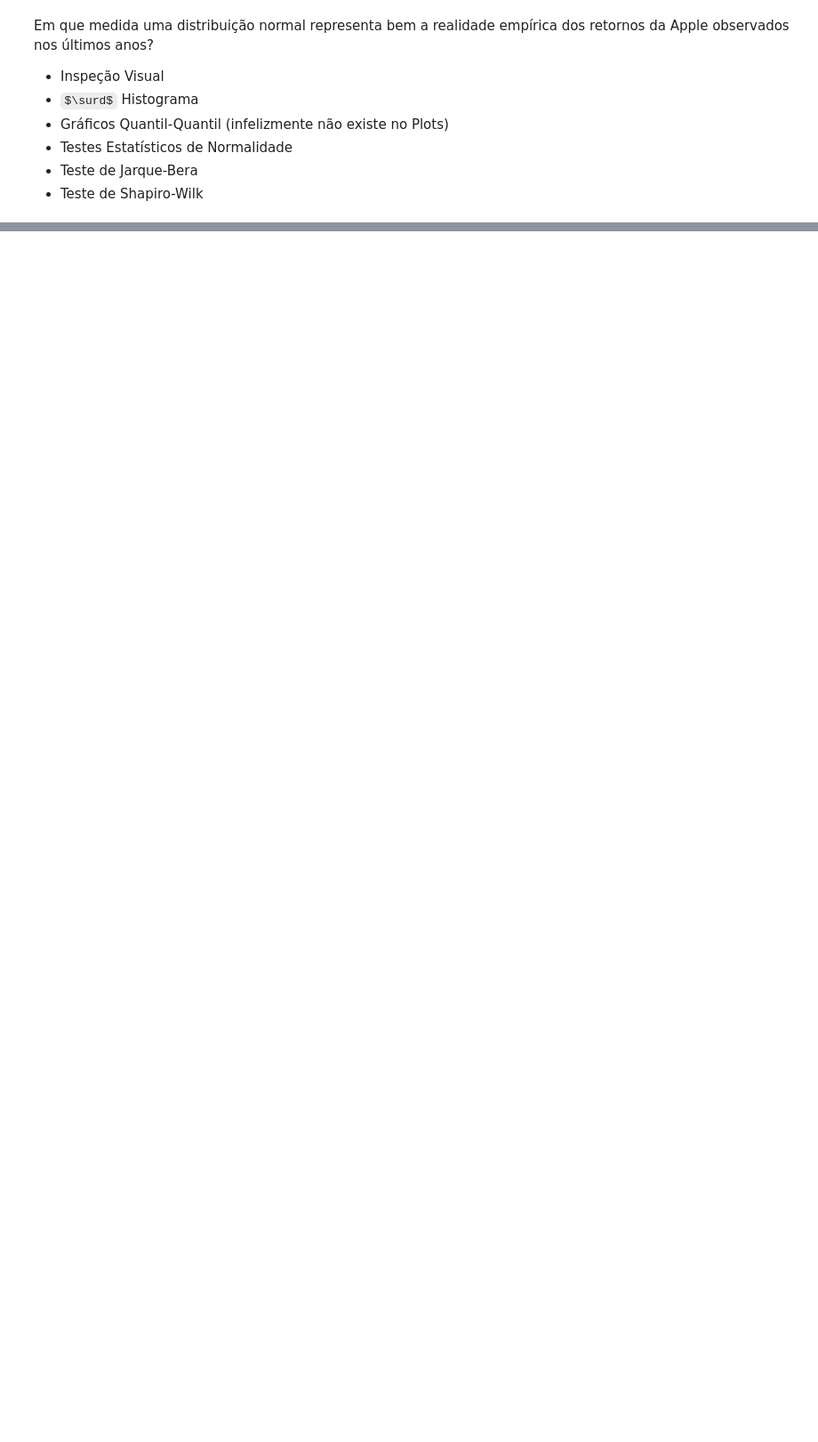
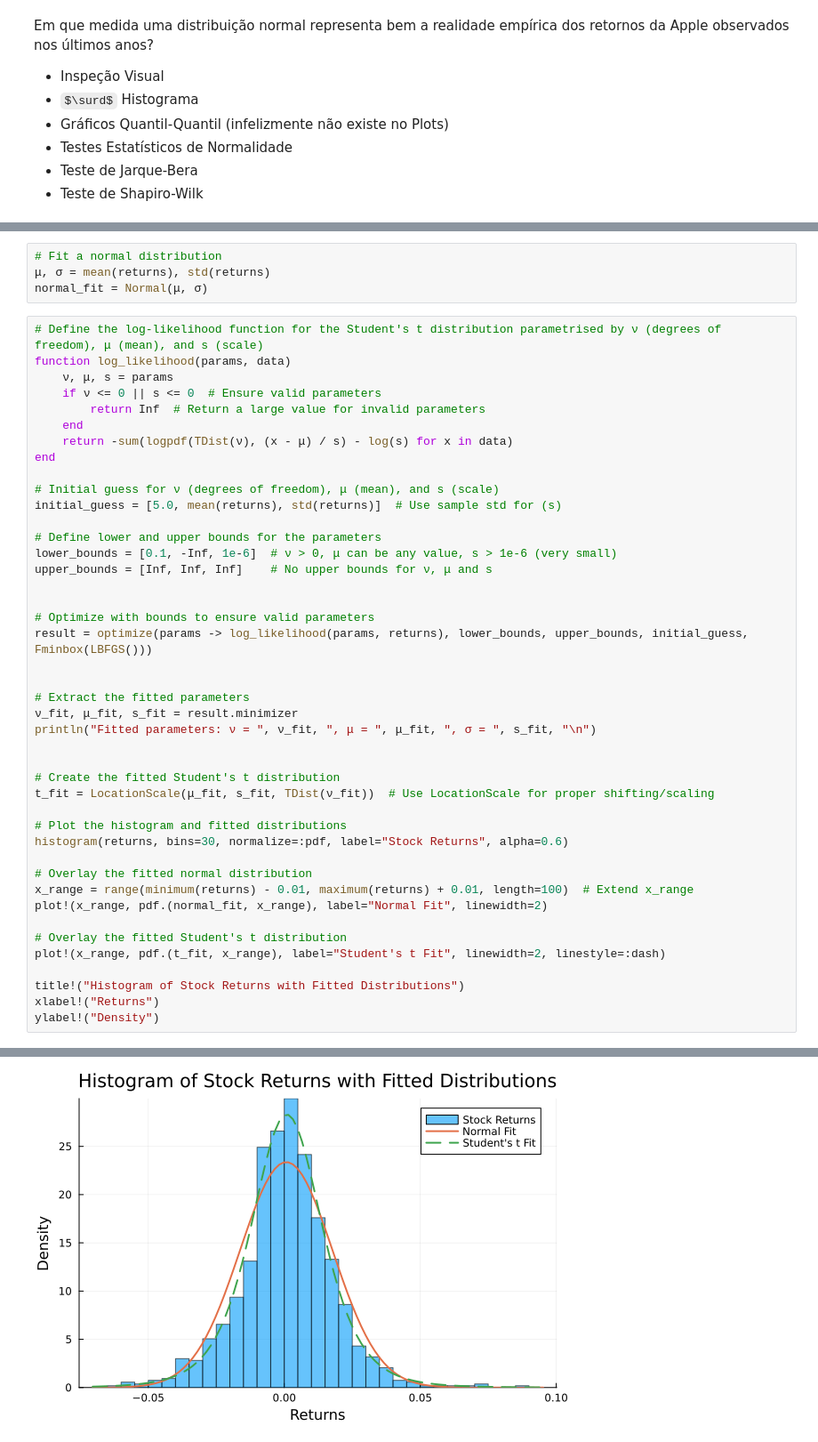
Before and after one commit to ASaragga/GRF, a Jupyter notebook: VaR_ETL.ipynb, the cells around one changed output, grey strips where cells are left out. Shown at 89% size. Drawn from its saved outputs; the diff is of its cells as text; some formulas as TeX source; blank space fills up the shorter version.

```diff
--- a/VaR_ETL.ipynb
+++ b/VaR_ETL.ipynb
@@ -174,0 +156,48 @@ Fitted Student-t: μ = 0.0008977749956018361, σ = 0.01340708887531573, ν = 5
+# %%
+# Fit a normal distribution
+μ, σ = mean(returns), std(returns)
+normal_fit = Normal(μ, σ)
+# %%
+# Define the log-likelihood function for the Student's t distribution parametrised by ν (degrees of freedom), μ (mean), and s (scale)
+function log_likelihood(params, data)
+    ν, μ, s = params
+    if ν <= 0 || s <= 0  # Ensure valid parameters
+        return Inf  # Return a large value for invalid parameters
+    end
+    return -sum(logpdf(TDist(ν), (x - μ) / s) - log(s) for x in data)
+end
+
+# Initial guess for ν (degrees of freedom), μ (mean), and s (scale)
+initial_guess = [5.0, mean(returns), std(returns)]  # Use sample std for (s)
+
+# Define lower and upper bounds for the parameters
+lower_bounds = [0.1, -Inf, 1e-6]  # ν > 0, μ can be any value, s > 1e-6 (very small)
+upper_bounds = [Inf, Inf, Inf]    # No upper bounds for ν, μ and s
+
+
+# Optimize with bounds to ensure valid parameters
+result = optimize(params -> log_likelihood(params, returns), lower_bounds, upper_bounds, initial_guess, Fminbox(LBFGS()))
+
+
+# Extract the fitted parameters
+ν_fit, μ_fit, s_fit = result.minimizer
+println("Fitted parameters: ν = ", ν_fit, ", μ = ", μ_fit, ", σ = ", s_fit, "\n")
+
+
+# Create the fitted Student's t distribution
+t_fit = LocationScale(μ_fit, s_fit, TDist(ν_fit))  # Use LocationScale for proper shifting/scaling
+
+# Plot the histogram and fitted distributions
+histogram(returns, bins=30, normalize=:pdf, label="Stock Returns", alpha=0.6)
+
+# Overlay the fitted normal distribution
+x_range = range(minimum(returns) - 0.01, maximum(returns) + 0.01, length=100)  # Extend x_range
+plot!(x_range, pdf.(normal_fit, x_range), label="Normal Fit", linewidth=2)
+
+# Overlay the fitted Student's t distribution
+plot!(x_range, pdf.(t_fit, x_range), label="Student's t Fit", linewidth=2, linestyle=:dash)
+
+title!("Histogram of Stock Returns with Fitted Distributions")
+xlabel!("Returns")
+ylabel!("Density")
+# %% [output]
@@ -174,0 +205 @@ Fitted Student-t: μ = 0.0008977749956018361, σ = 0.01340708887531573, ν = 5
+[figure, added]
```
Also changed, not shown: parts of 12 cells of this notebook.
